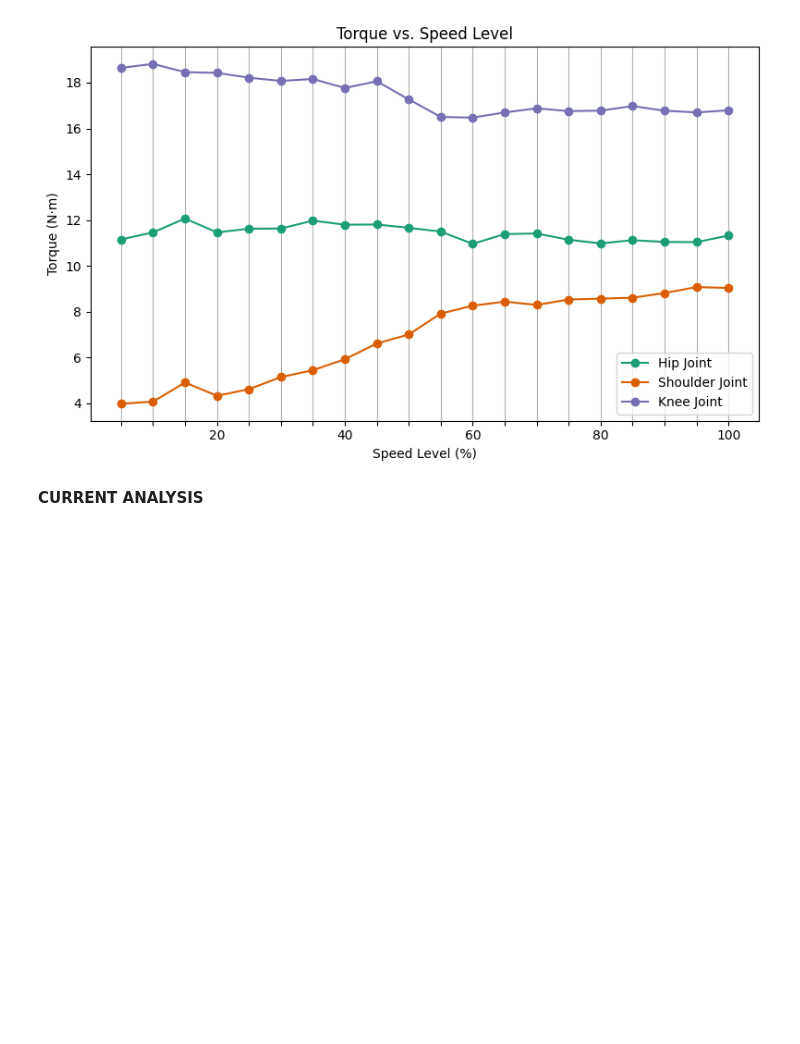
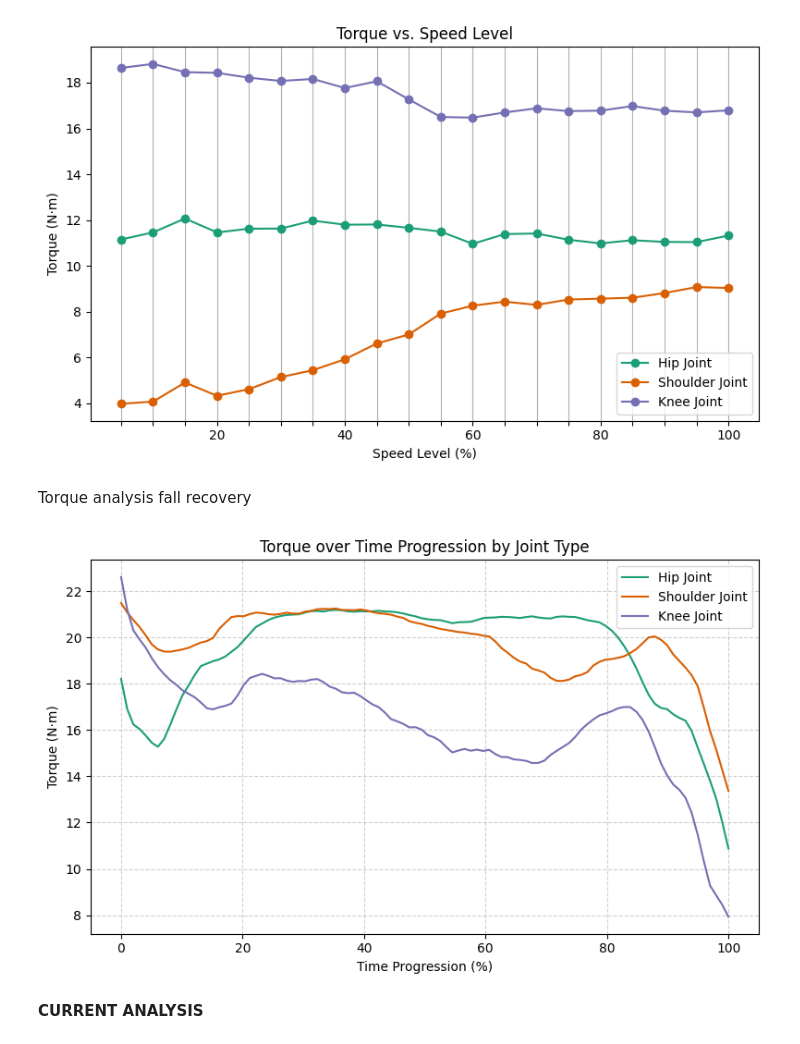
Before and after one commit to JansSolanoVega/legged_gym, a Jupyter notebook: legged_gym/scripts/analysis/plots.ipynb, the cells around one changed output. Cells and saved outputs as stored; diff of their text form; code cells hidden in the pictures; blank space fills up the shorter version.

```diff
--- a/legged_gym/scripts/analysis/plots.ipynb
+++ b/legged_gym/scripts/analysis/plots.ipynb
@@ -494,3 +667,5 @@ for i in range(3):
 # Write to JSON file
 with open("torqueVSspeed_data.json", "w") as f:
     json.dump(data, f, indent=4)
+# %% [markdown]
+Torque analysis fall recovery
@@ -496,0 +679,57 @@ with open("torqueVSspeed_data.json", "w") as f:
+# %%
+import numpy as np
+import matplotlib.pyplot as plt
+
+# Ensure each trial is a NumPy array
+data = np.array([np.array(trial) for trial in data], dtype=object)
+
+# Joint mapping: 4 legs × 3 joints = 12 joints
+joint_labels = motor_labels
+joint_indices = {
+    joint_labels[0]: [0, 3, 6, 9],
+    joint_labels[1]: [1, 4, 7, 10],
+    joint_labels[2]: [2, 5, 8, 11]
+}
+
+# Normalize all to 100 time steps (percentage)
+n_interp = 100
+x_target = np.linspace(0, 1, n_interp)
+
+interpolated = {jt: [] for jt in joint_labels}
+
+for trial in data:
+    t_len = trial.shape[0]
+    x_original = np.linspace(0, 1, t_len)
+
+    for jt in joint_labels:
+        indices = joint_indices[jt]
+        torque = np.array(trial[:, indices].mean(axis=1), dtype="float64")  # average across joints A/B/C
+        torque_interp = np.interp(x_target, x_original, torque)
+        interpolated[jt].append(torque_interp)
+
+# Convert to stacked NumPy arrays
+mean_curves = {jt: np.mean(np.stack(interpolated[jt]), axis=0) for jt in joint_labels}
+std_curves  = {jt: np.std(np.stack(interpolated[jt]), axis=0) for jt in joint_labels}
+
+# Plot all three on the same figure
+colors = {joint_labels[0]: '#1b9e77', joint_labels[1]: '#d95f02', joint_labels[2]: '#7570b3'}
+plt.figure(figsize=(8, 5))
+x_plot = x_target * 100  # percentage
+
+for jt in joint_labels:
+    plt.plot(x_plot, mean_curves[jt], label=f"{jt}", color=colors[jt])
+    # plt.fill_between(x_plot,
+    #                  mean_curves[jt] - std_curves[jt],
+    #                  mean_curves[jt] + std_curves[jt],
+    #                  alpha=0.3,
+    #                  color=colors[jt])
+
+plt.xlabel("Time Progression (%)")
+plt.ylabel("Torque (N·m)")
+plt.title("Torque over Time Progression by Joint Type")
+plt.legend()
+plt.grid(True, linestyle='--', alpha=0.6)
+plt.tight_layout()
+plt.show()
+# %% [output]
+[figure, added]
```
Also changed, not shown: parts of 21 cells of this notebook, 4 other files.
